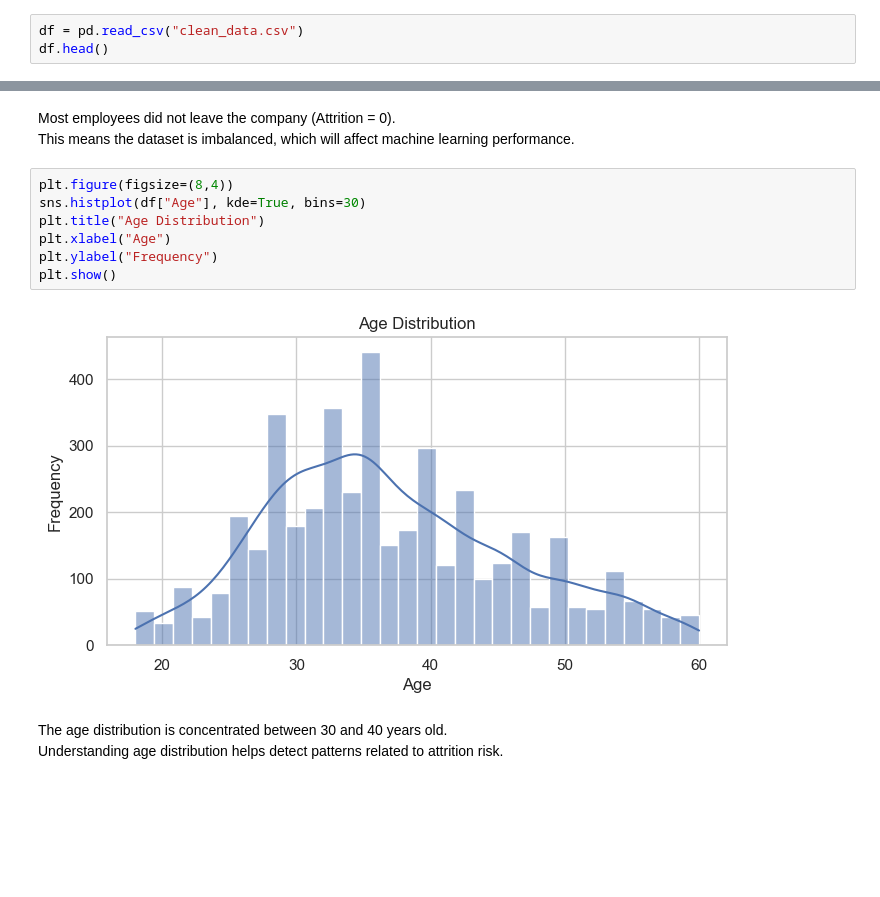
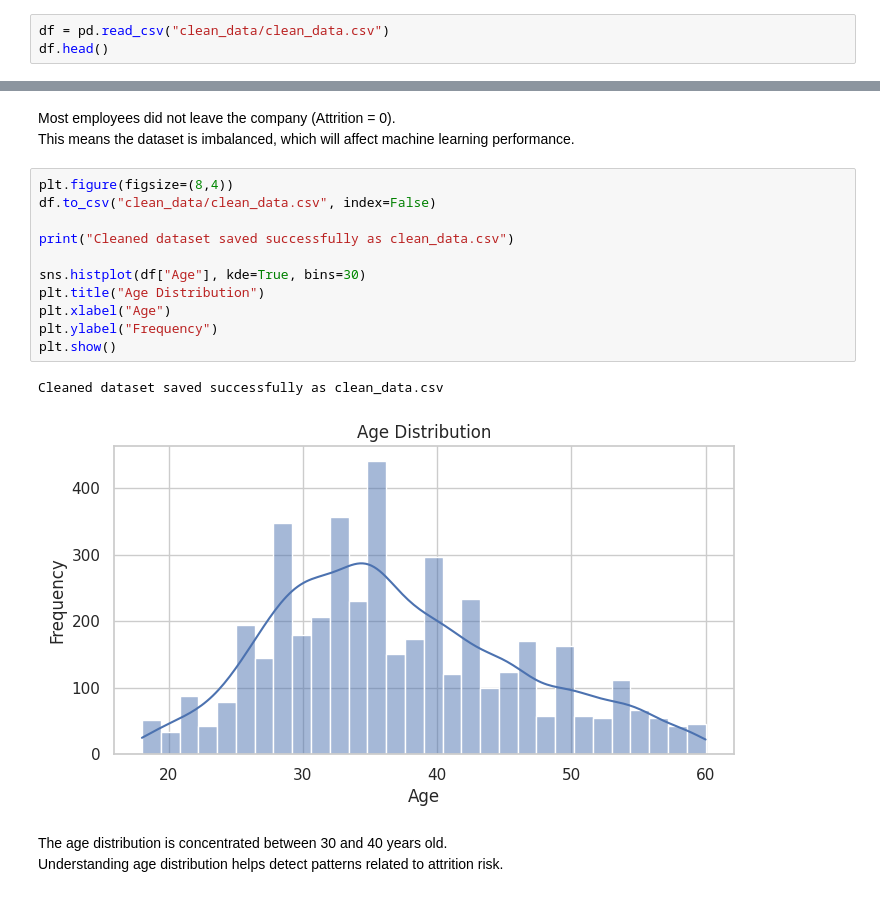
Before and after one commit to yanou16/ai_model, a Jupyter notebook: data_cleaning.ipynb, the cells around one changed output, grey strips where cells are left out. Drawn from its saved outputs; the diff is of its cells as text; blank space fills up the shorter version.

```diff
--- a/data_cleaning.ipynb
+++ b/data_cleaning.ipynb
@@ -181,7 +183,7 @@ Cleaned dataset saved successfully as clean_data.csv
 ## 4. Loading the Cleaned Dataset (Optional)
 If we want to reuse the cleaned dataset later, we can load it directly without repeating the cleaning process.
 # %%
-df = pd.read_csv("clean_data.csv")
+df = pd.read_csv("clean_data/clean_data.csv")
 df.head()
 # %% [output]
 |  | Age | Attrition | BusinessTravel | Department | DistanceFromHome | Education | EducationField | ... |
@@ -208,13 +210,18 @@ Most employees did not leave the company (Attrition = 0).
 This means the dataset is imbalanced, which will affect machine learning performance.
 # %%
 plt.figure(figsize=(8,4))
+df.to_csv("clean_data/clean_data.csv", index=False)
+
+print("Cleaned dataset saved successfully as clean_data.csv")
+
 sns.histplot(df["Age"], kde=True, bins=30)
 plt.title("Age Distribution")
 plt.xlabel("Age")
 plt.ylabel("Frequency")
 plt.show()
 # %% [output]
+Cleaned dataset saved successfully as clean_data.csv
-[figure, old version]
+[figure, new version]
 # %% [markdown]
 The age distribution is concentrated between 30 and 40 years old.
 Understanding age distribution helps detect patterns related to attrition risk.
```
Also changed, not shown: parts of 12 cells of this notebook, 2 other files.
